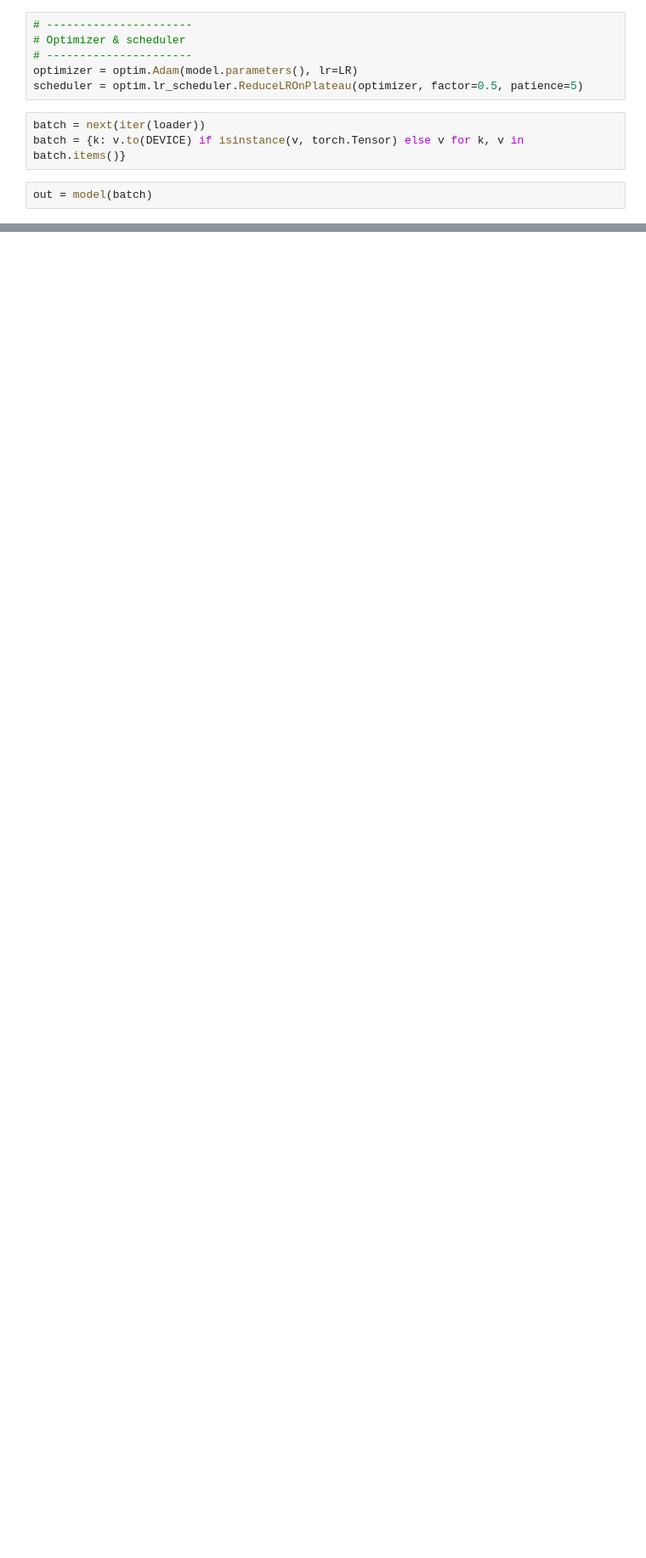
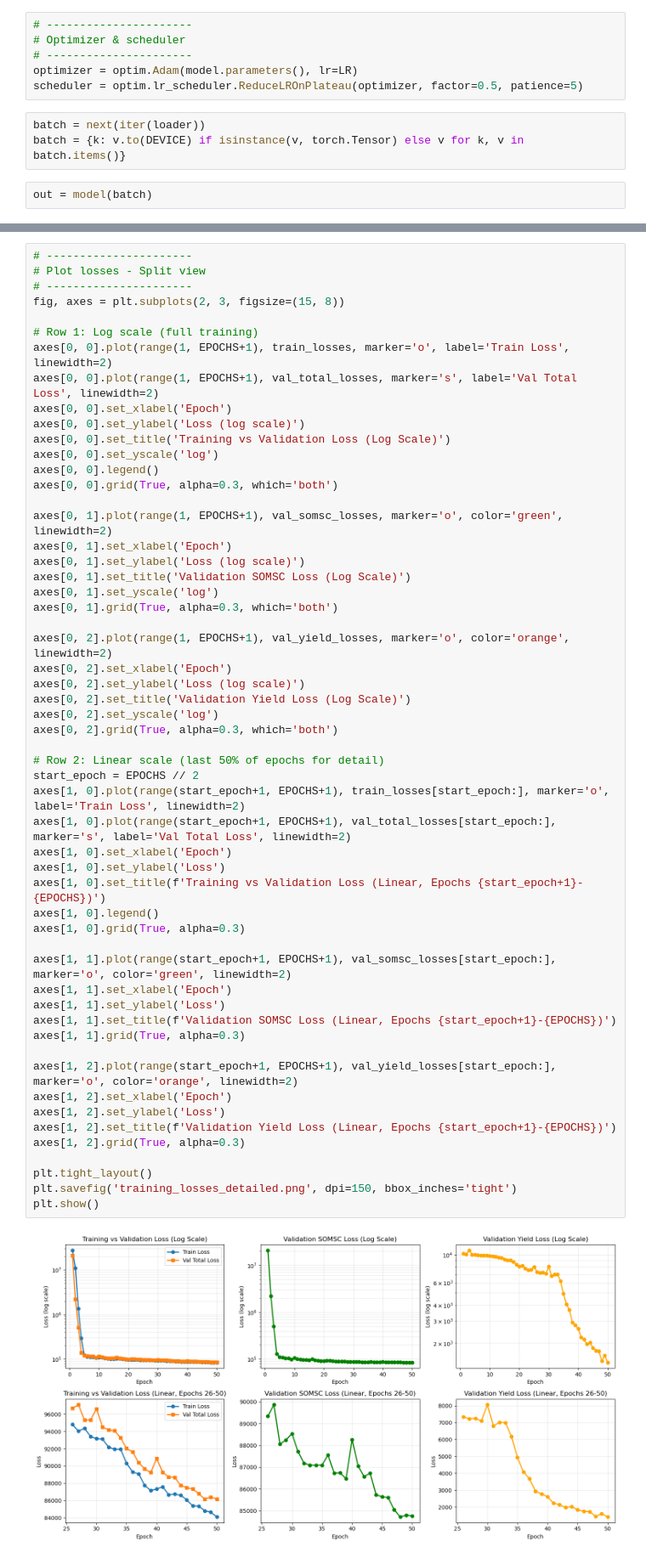
Before and after one commit to dwij2212/kgml-daycent, a Jupyter notebook: lib/train.ipynb, the cells around one changed output, grey strips where cells are left out. Shown: that part at 85% size. Saved outputs shown, nothing was run; the diff lists cells and outputs as text; blank space fills up the shorter version.

```diff
--- a/lib/train.ipynb
+++ b/lib/train.ipynb
@@ -443,0 +522,57 @@ evaluate(model, test_loader, DEVICE)
+# %%
+# ----------------------
+# Plot losses - Split view
+# ----------------------
+fig, axes = plt.subplots(2, 3, figsize=(15, 8))
+
+# Row 1: Log scale (full training)
+axes[0, 0].plot(range(1, EPOCHS+1), train_losses, marker='o', label='Train Loss', linewidth=2)
+axes[0, 0].plot(range(1, EPOCHS+1), val_total_losses, marker='s', label='Val Total Loss', linewidth=2)
+axes[0, 0].set_xlabel('Epoch')
+axes[0, 0].set_ylabel('Loss (log scale)')
+axes[0, 0].set_title('Training vs Validation Loss (Log Scale)')
+axes[0, 0].set_yscale('log')
+axes[0, 0].legend()
+axes[0, 0].grid(True, alpha=0.3, which='both')
+
+axes[0, 1].plot(range(1, EPOCHS+1), val_somsc_losses, marker='o', color='green', linewidth=2)
+axes[0, 1].set_xlabel('Epoch')
+axes[0, 1].set_ylabel('Loss (log scale)')
+axes[0, 1].set_title('Validation SOMSC Loss (Log Scale)')
+axes[0, 1].set_yscale('log')
+axes[0, 1].grid(True, alpha=0.3, which='both')
+
+axes[0, 2].plot(range(1, EPOCHS+1), val_yield_losses, marker='o', color='orange', linewidth=2)
+axes[0, 2].set_xlabel('Epoch')
+axes[0, 2].set_ylabel('Loss (log scale)')
+axes[0, 2].set_title('Validation Yield Loss (Log Scale)')
+axes[0, 2].set_yscale('log')
+axes[0, 2].grid(True, alpha=0.3, which='both')
+
+# Row 2: Linear scale (last 50% of epochs for detail)
+start_epoch = EPOCHS // 2
+axes[1, 0].plot(range(start_epoch+1, EPOCHS+1), train_losses[start_epoch:], marker='o', label='Train Loss', linewidth=2)
+axes[1, 0].plot(range(start_epoch+1, EPOCHS+1), val_total_losses[start_epoch:], marker='s', label='Val Total Loss', linewidth=2)
+axes[1, 0].set_xlabel('Epoch')
+axes[1, 0].set_ylabel('Loss')
+axes[1, 0].set_title(f'Training vs Validation Loss (Linear, Epochs {start_epoch+1}-{EPOCHS})')
+axes[1, 0].legend()
+axes[1, 0].grid(True, alpha=0.3)
+
+axes[1, 1].plot(range(start_epoch+1, EPOCHS+1), val_somsc_losses[start_epoch:], marker='o', color='green', linewidth=2)
+axes[1, 1].set_xlabel('Epoch')
+axes[1, 1].set_ylabel('Loss')
+axes[1, 1].set_title(f'Validation SOMSC Loss (Linear, Epochs {start_epoch+1}-{EPOCHS})')
+axes[1, 1].grid(True, alpha=0.3)
+
+axes[1, 2].plot(range(start_epoch+1, EPOCHS+1), val_yield_losses[start_epoch:], marker='o', color='orange', linewidth=2)
+axes[1, 2].set_xlabel('Epoch')
+axes[1, 2].set_ylabel('Loss')
+axes[1, 2].set_title(f'Validation Yield Loss (Linear, Epochs {start_epoch+1}-{EPOCHS})')
+axes[1, 2].grid(True, alpha=0.3)
+
+plt.tight_layout()
+plt.savefig('training_losses_detailed.png', dpi=150, bbox_inches='tight')
+plt.show()
+# %% [output]
+[figure, added]
```
Also changed, not shown: parts of 10 cells of this notebook, 22 other files.
